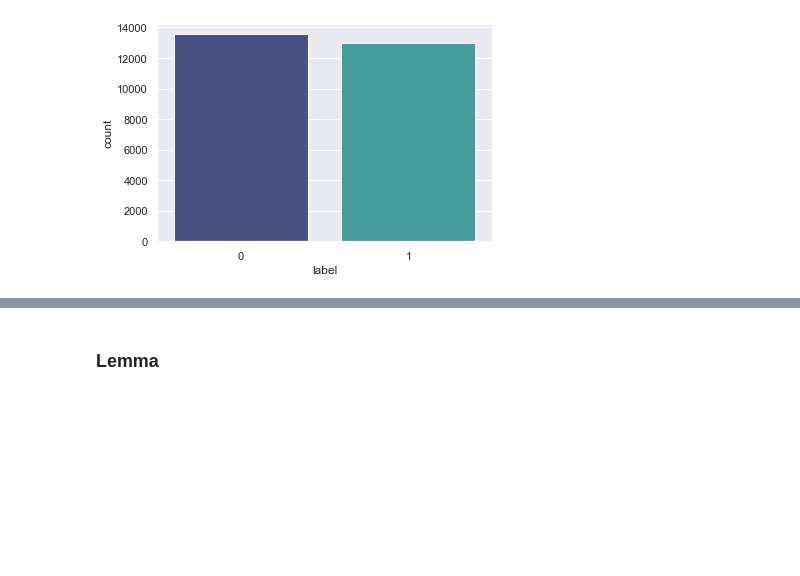
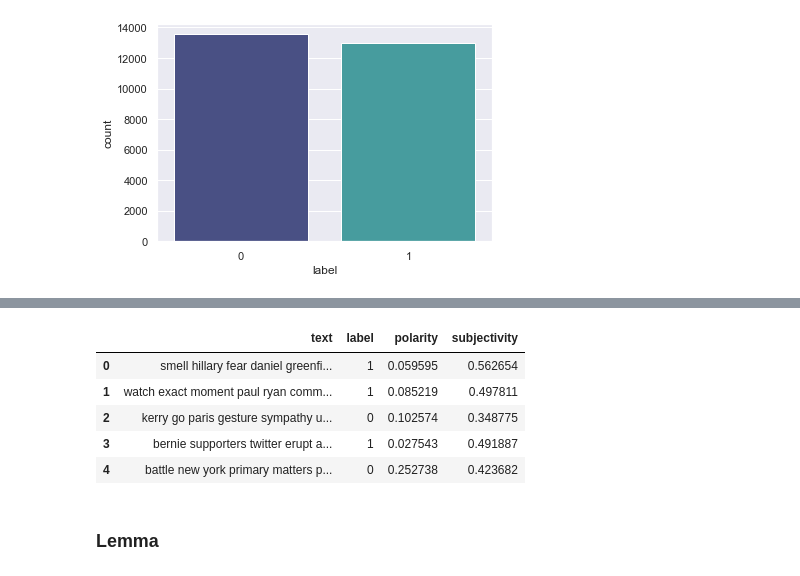
Before and after one commit to grassynull0/fake_news, a Jupyter notebook: eda_and_cleaning.ipynb, the cells around one changed output, grey strips where cells are left out. Saved outputs shown, nothing was run; the diff lists cells and outputs as text; code cells hidden in the pictures; blank space fills up the shorter version.

```diff
--- a/eda_and_cleaning.ipynb
+++ b/eda_and_cleaning.ipynb
@@ -149,7 +133,9 @@ working_text = main['text']
 # Using tqdm to track progress
 from tqdm import tqdm
 tqdm.pandas()
-working_text = working_text.progress_apply(process_article)
+working_text = main.copy()
+
+working_text['text'] = main['text'].progress_apply(process_article)
 # %%
 working_text
 
@@ -170,3 +163,23 @@ Name: text, Length: 26538, dtype: object
+# %%
+def subj(series):
+    blob = TextBlob(series)
+    return blob.subjectivity
+def pola(series):
+    blob=TextBlob(series)
+    return blob.polarity
+# %%
+working_text['polarity'] = main['text'].progress_apply(pola)
+# %%
+working_text['subjectivity'] = main['text'].progress_apply(subj)
+# %%
+working_text.head()
+# %% [output]
+|  | text | label | polarity | subjectivity |
+| 0 | smell hillary fear daniel greenfi... | 1 | 0.059595 | 0.562654 |
+| 1 | watch exact moment paul ryan comm... | 1 | 0.085219 | 0.497811 |
+| 2 | kerry go paris gesture sympathy u... | 0 | 0.102574 | 0.348775 |
+| 3 | bernie supporters twitter erupt a... | 1 | 0.027543 | 0.491887 |
+| 4 | battle new york primary matters p... | 0 | 0.252738 | 0.423682 |
 # %%
 working_text.to_csv('working_text.csv')
 # %% [markdown]
```
Also changed, not shown: parts of 30 cells of this notebook, 7 other files.
